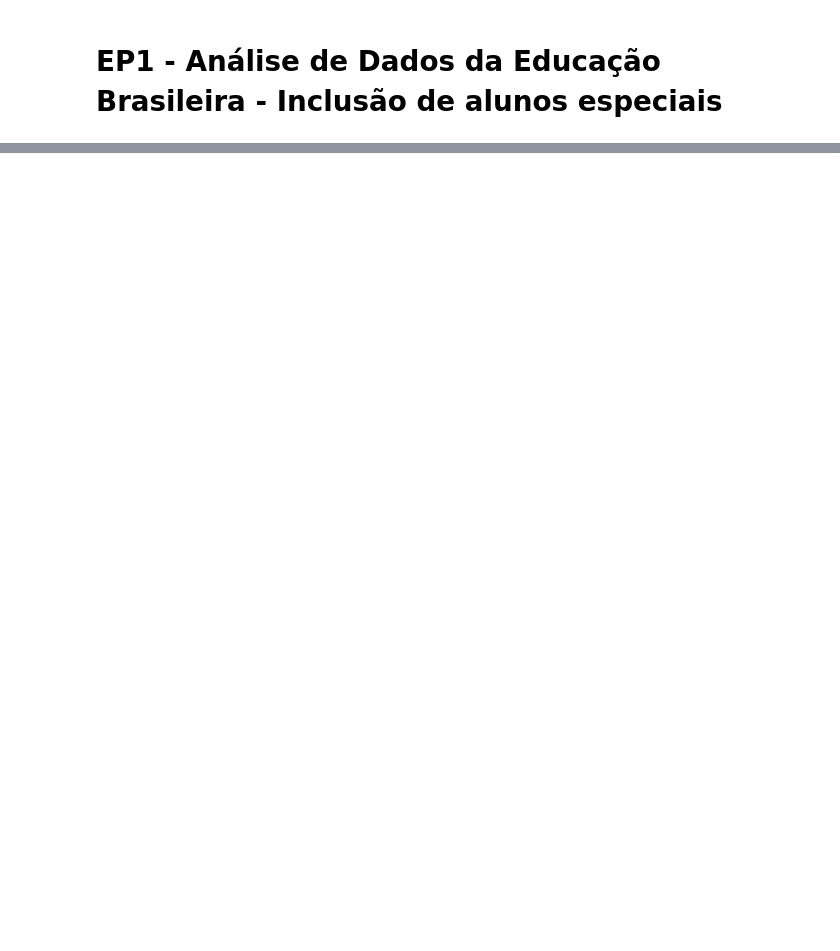
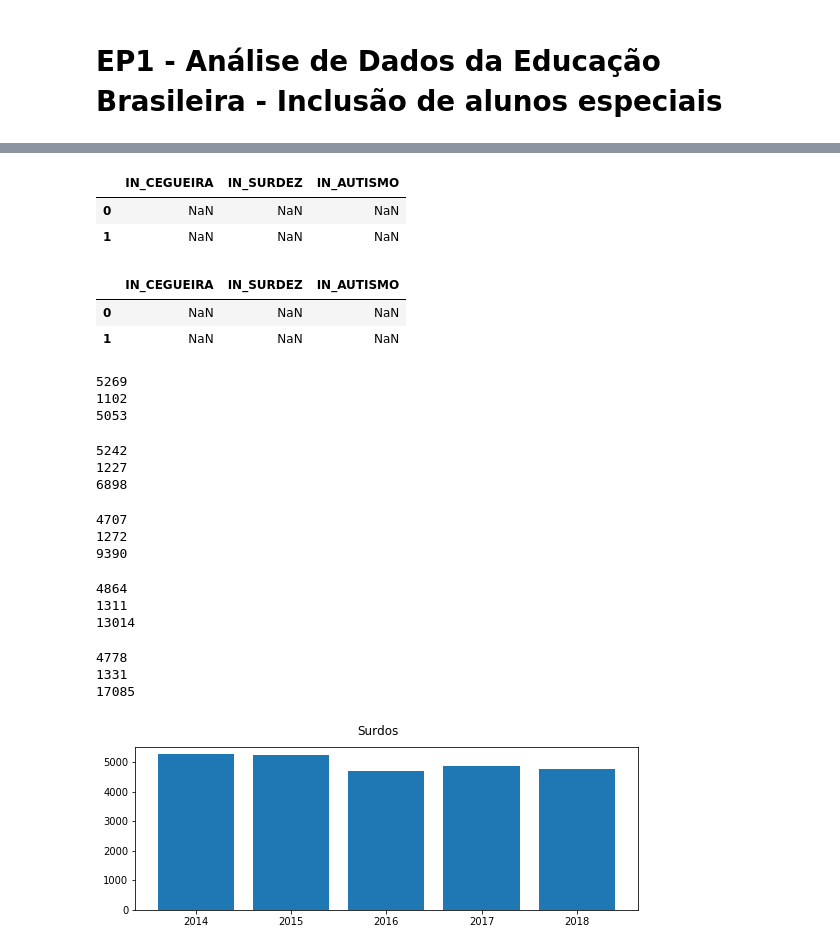
Before and after one commit to JDanrley/Microdados-INEP-Alunos-Especiais, a Jupyter notebook: Notebook_EP1.ipynb, the cells around one changed output, grey strips where cells are left out. Cells and saved outputs as stored; diff of their text form; code cells hidden in the pictures; blank space fills up the shorter version.

```diff
--- a/Notebook_EP1.ipynb
+++ b/Notebook_EP1.ipynb
@@ -13,0 +36,78 @@ mat_srd.head(2)
+# %%
+mat17.head(2)
+# %% [output]
+|  | IN_CEGUEIRA | IN_SURDEZ | IN_AUTISMO |
+| 0 | NaN | NaN | NaN |
+| 1 | NaN | NaN | NaN |
+# %%
+mat18.head(2)
+# %% [output]
+|  | IN_CEGUEIRA | IN_SURDEZ | IN_AUTISMO |
+| 0 | NaN | NaN | NaN |
+| 1 | NaN | NaN | NaN |
+# %%
+mat_14_srd = mat14.query('ID_TIPO_NEC_ESP_SURDEZ == 1')['ID_TIPO_NEC_ESP_SURDEZ'].count()
+mat_14_ceg = mat14.query('ID_TIPO_NEC_ESP_CEGUEIRA == 1')['ID_TIPO_NEC_ESP_CEGUEIRA'].count()
+mat_14_aut = mat14.query('ID_TIPO_NEC_ESP_AUTISMO == 1')['ID_TIPO_NEC_ESP_AUTISMO'].count()
+print(mat_14_srd)
+print(mat_14_ceg)
+print(mat_14_aut)
+# %% [output]
+5269
+1102
+5053
+# %%
+mat_15_srd = mat15.query('IN_SURDEZ == 1')['IN_SURDEZ'].count()
+mat_15_ceg = mat15.query('IN_CEGUEIRA == 1')['IN_CEGUEIRA'].count()
+mat_15_aut = mat15.query('IN_AUTISMO == 1')['IN_AUTISMO'].count()
+print(mat_15_srd)
+print(mat_15_ceg)
+print(mat_15_aut)
+# %% [output]
+5242
+1227
+6898
+# %%
+mat_16_srd = mat16.query('IN_SURDEZ == 1')['IN_SURDEZ'].count()
+mat_16_ceg = mat16.query('IN_CEGUEIRA == 1')['IN_CEGUEIRA'].count()
+mat_16_aut = mat16.query('IN_AUTISMO == 1')['IN_AUTISMO'].count()
+print(mat_16_srd)
+print(mat_16_ceg)
+print(mat_16_aut)
+# %% [output]
+4707
+1272
+9390
+# %%
+mat_17_srd = mat17.query('IN_SURDEZ == 1')['IN_SURDEZ'].count()
+mat_17_ceg = mat17.query('IN_CEGUEIRA == 1')['IN_CEGUEIRA'].count()
+mat_17_aut = mat17.query('IN_AUTISMO == 1')['IN_AUTISMO'].count()
+print(mat_17_srd)
+print(mat_17_ceg)
+print(mat_17_aut)
+# %% [output]
+4864
+1311
+13014
+# %%
+mat_18_srd = mat18.query('IN_SURDEZ == 1')['IN_SURDEZ'].count()
+mat_18_ceg = mat18.query('IN_CEGUEIRA == 1')['IN_CEGUEIRA'].count()
+mat_18_aut = mat18.query('IN_AUTISMO == 1')['IN_AUTISMO'].count()
+print(mat_18_srd)
+print(mat_18_ceg)
+print(mat_18_aut)
+# %% [output]
+4778
+1331
+17085
+# %%
+names = ['2014', '2015', '2016', '2017', '2018']
+values = [mat_14_srd, mat_15_srd, mat_16_srd, mat_17_srd, mat_18_srd]
+
+plt.figure(figsize=(9, 3))
+
+plt.bar(names, values)
+plt.suptitle('Surdos')
+plt.show()
+# %% [output]
+[figure, added]
```
Also changed, not shown: parts of 11 cells of this notebook.
